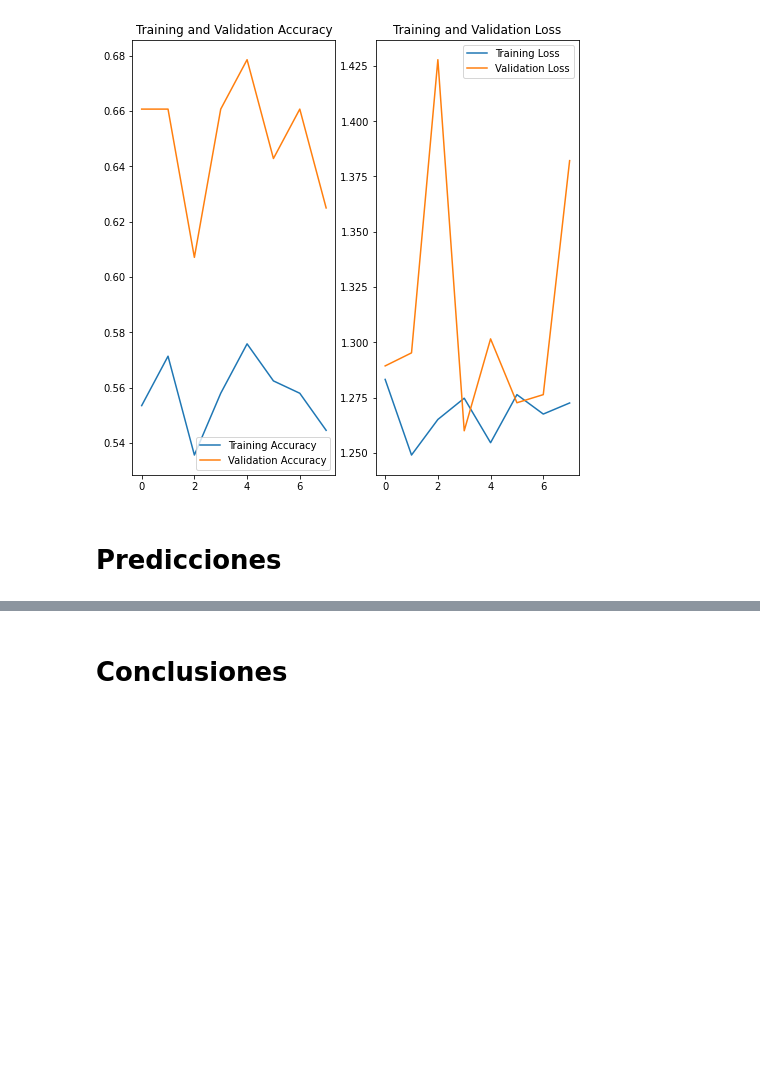
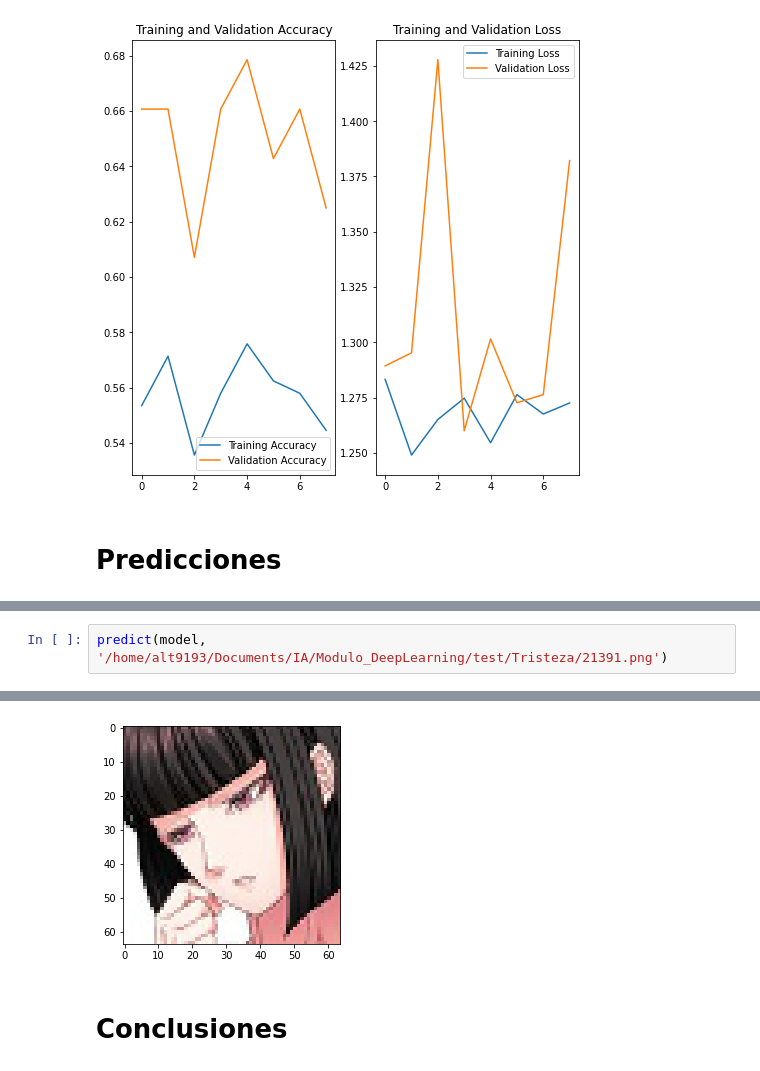
Before and after one commit to new-superuser-alt9193/Modulo_DeepLearning, a Jupyter notebook: CNN.ipynb, the cells around one changed output, grey strips where cells are left out. Saved outputs shown, nothing was run; the diff lists cells and outputs as text; blank space fills up the shorter version.

```diff
--- a/CNN.ipynb
+++ b/CNN.ipynb
@@ -407,0 +462,3 @@ plt.show()
+# %%
+predict(model, '/home/alt9193/Documents/IA/Modulo_DeepLearning/test/Tristeza/21391.png')
+# %% [output]
@@ -408,3 +467,4 @@ plt.show()
+[figure, added]
 # %% [markdown]
 # Conclusiones
 # %% [markdown]
```
Also changed, not shown: parts of 6 cells of this notebook.
